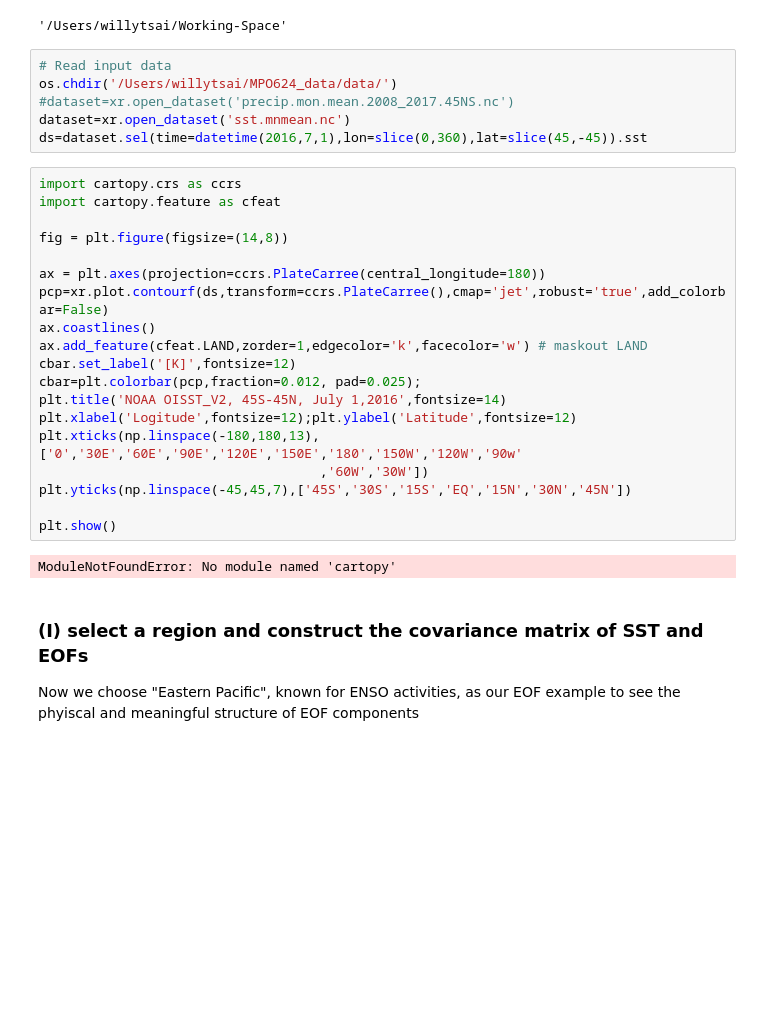
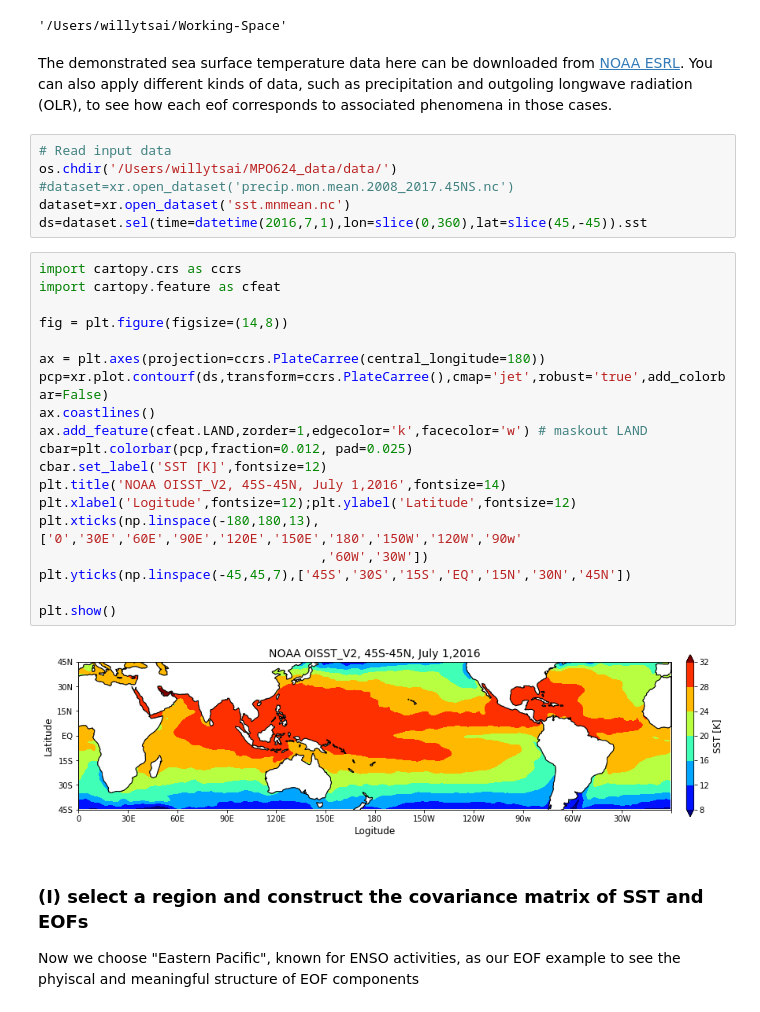
Before and after one commit to weiming9115/Working-Space, a Jupyter notebook: EOF_analysis.ipynb, the cells around one changed output. Saved outputs shown, nothing was run; the diff lists cells and outputs as text; blank space fills up the shorter version.

```diff
--- a/EOF_analysis.ipynb
+++ b/EOF_analysis.ipynb
@@ -18,6 +20,8 @@ os.chdir('/Users/willytsai/Working-Space/')
 os.getcwd()
 # %% [output]
 '/Users/willytsai/Working-Space'
+# %% [markdown]
+The demonstrated sea surface temperature data here can be downloaded from [NOAA ESRL](https://www.esrl.noaa.gov/psd/data/gridded/data.noaa.oisst.v2.html). You can also apply different kinds of data, such as precipitation and outgoling longwave radiation (OLR), to see how each eof corresponds to associated phenomena in those cases.
 # %%
 # Read input data
 os.chdir('/Users/willytsai/MPO624_data/data/')
@@ -27,24 +31,24 @@ ds=dataset.sel(time=datetime(2016,7,1),lon=slice(0,360),lat=slice(45,-45)).sst
 # %%
 import cartopy.crs as ccrs
 import cartopy.feature as cfeat
 
 fig = plt.figure(figsize=(14,8))
 
 ax = plt.axes(projection=ccrs.PlateCarree(central_longitude=180))
 pcp=xr.plot.contourf(ds,transform=ccrs.PlateCarree(),cmap='jet',robust='true',add_colorbar=False)
 ax.coastlines()
 ax.add_feature(cfeat.LAND,zorder=1,edgecolor='k',facecolor='w') # maskout LAND
-cbar.set_label('[K]',fontsize=12)
-cbar=plt.colorbar(pcp,fraction=0.012, pad=0.025);
+cbar=plt.colorbar(pcp,fraction=0.012, pad=0.025)
+cbar.set_label('SST [K]',fontsize=12)
 plt.title('NOAA OISST_V2, 45S-45N, July 1,2016',fontsize=14)
 plt.xlabel('Logitude',fontsize=12);plt.ylabel('Latitude',fontsize=12)
 plt.xticks(np.linspace(-180,180,13),['0','30E','60E','90E','120E','150E','180','150W','120W','90w'
                                     ,'60W','30W'])
 plt.yticks(np.linspace(-45,45,7),['45S','30S','15S','EQ','15N','30N','45N'])
 
 plt.show()
 # %% [output]
-ModuleNotFoundError: No module named 'cartopy'
+[figure, added]
 # %% [markdown]
 ### (I) select a region and construct the covariance matrix of SST and EOFs
 Now we choose "Eastern Pacific", known for ENSO activities, as our EOF example to see the phyiscal and meaningful structure of EOF components
```
Also changed, not shown: parts of 9 cells of this notebook, 1 other file.
